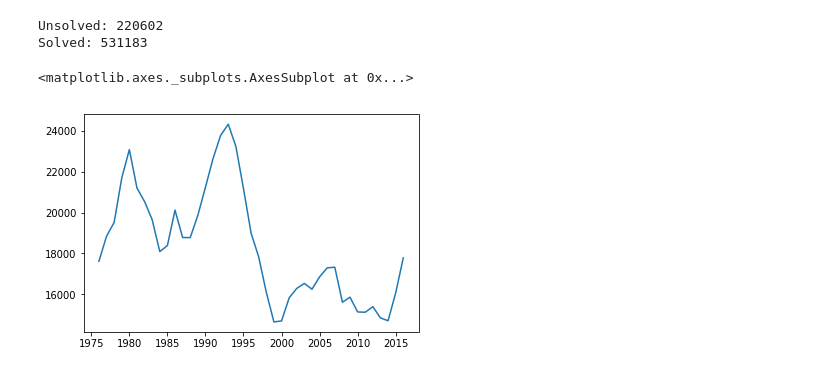
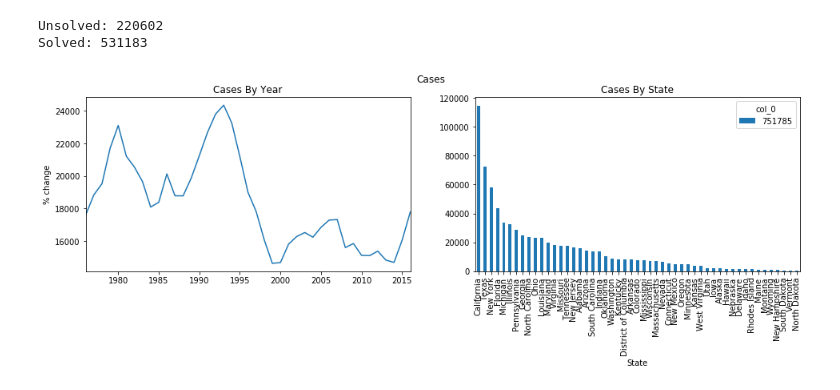
Before and after one commit to turbomanson/murder_project, a Jupyter notebook: first_look.ipynb, the cells around one changed output. Saved outputs shown, nothing was run; the diff lists cells and outputs as text; code cells hidden in the pictures.

Commit message:
add some exporatory graphics

```diff
--- a/first_look.ipynb
+++ b/first_look.ipynb
@@ -10,7 +10,7 @@ pd.set_option('display.max_rows', 500)
 pd.set_option('display.max_columns', 500)
 %matplotlib inline
 # %%
-file = 'murder_project.csv'
+file = 'SHR76_16.csv'
 df = pd.read_csv(file)
 df.info()
 # %% [output]
@@ -72,9 +67,19 @@ print('Solved:', df[df.Solved == 'Yes'].ID.count())
 # %% [output]
 Unsolved: 220602
 Solved: 531183
-# %%
-df.Year = pd.to_numeric(df.Year)
-df.Year.value_counts().sort_index().plot()
-# %% [output]
-<matplotlib.axes._subplots.AxesSubplot at 0x...>
-[figure, removed]
+# %%
+fig, axes = plt.subplots(nrows=1, ncols=2, figsize=(16, 4))
+
+# Plotting with pandas the barchart for the top 10 losers
+ax = (df.Year.value_counts().sort_index().plot(title='Cases By Year', ax=axes[0]))
+
+fig.suptitle('Cases')
+# Setting the ylabel to '% change'
+# ... YOUR CODE FOR TASK 7 ...
+ax.set_ylabel('% change')
+# Same as above, but for the top 10 winners
+ax = (pd.crosstab(df.State,len(df.State))
+        .sort_values(len(df.State), ascending=False)
+        .plot(kind='bar', title ='Cases By State', ax=axes[1]))
+# %% [output]
+[figure, added]
```
Also changed, not shown: parts of 3 cells of this notebook.
